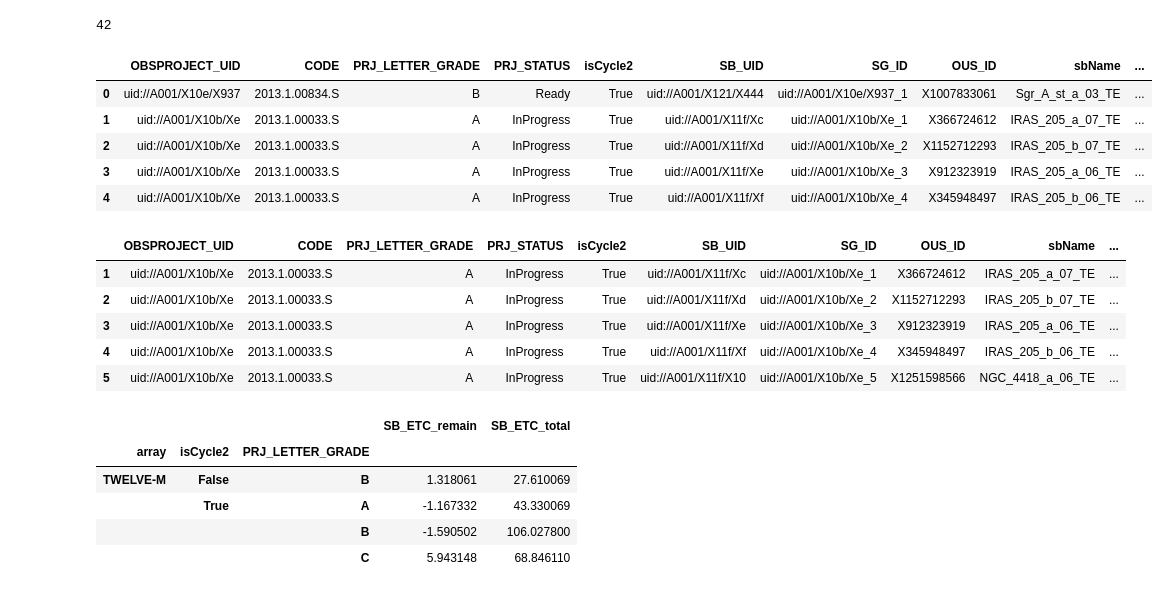
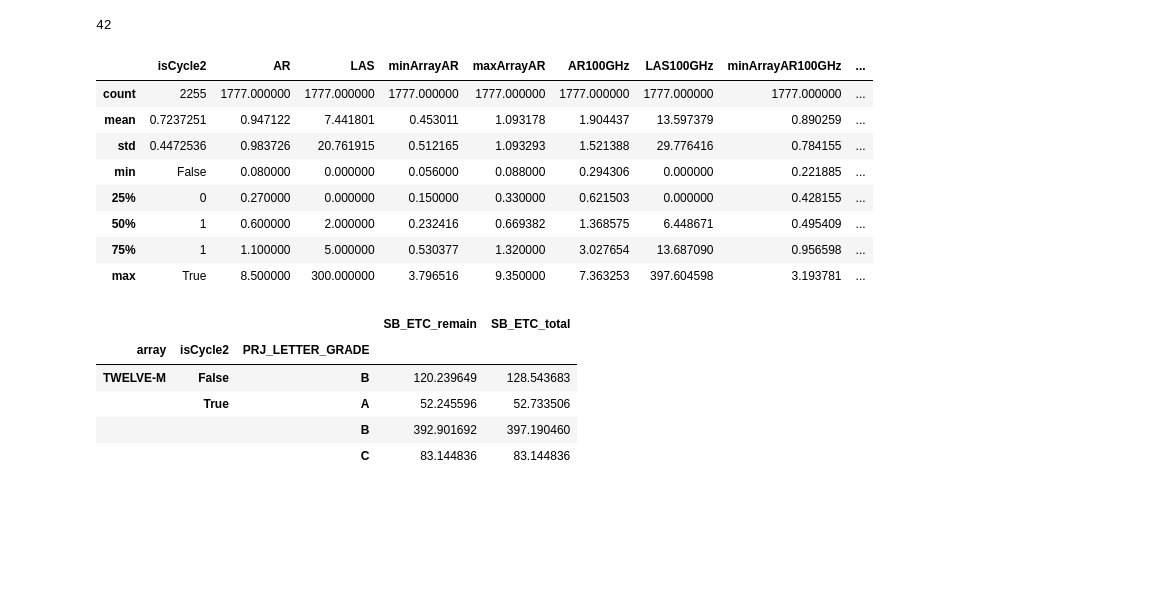
Before and after one commit to itoledoc/notebook, a Jupyter notebook: apa_nb.ipynb, the cells around one changed output. Saved outputs shown, nothing was run; the diff lists cells and outputs as text; code cells hidden in the pictures; blank space fills up the shorter version.

```diff
--- a/apa_nb.ipynb
+++ b/apa_nb.ipynb
@@ -39,29 +53,23 @@ datas.do_summarize_sb()
 # %% [output]
 42
 # %%
-datas.summary_sb.head()
+datas.summary_sb.describe()
 # %% [output]
-|  | OBSPROJECT_UID | CODE | PRJ_LETTER_GRADE | PRJ_STATUS | isCycle2 | SB_UID | SG_ID | OUS_ID | sbName | ... |
-| 0 | uid://A001/X10e/X937 | 2013.1.00834.S | B | Ready | True | uid://A001/X121/X444 | uid://A001/X10e/X937_1 | X1007833061 | Sgr_A_st_a_03_TE | ... |
-| 1 | uid://A001/X10b/Xe | 2013.1.00033.S | A | InProgress | True | uid://A001/X11f/Xc | uid://A001/X10b/Xe_1 | X366724612 | IRAS_205_a_07_TE | ... |
-| 2 | uid://A001/X10b/Xe | 2013.1.00033.S | A | InProgress | True | uid://A001/X11f/Xd | uid://A001/X10b/Xe_2 | X1152712293 | IRAS_205_b_07_TE | ... |
-| 3 | uid://A001/X10b/Xe | 2013.1.00033.S | A | InProgress | True | uid://A001/X11f/Xe | uid://A001/X10b/Xe_3 | X912323919 | IRAS_205_a_06_TE | ... |
-| 4 | uid://A001/X10b/Xe | 2013.1.00033.S | A | InProgress | True | uid://A001/X11f/Xf | uid://A001/X10b/Xe_4 | X345948497 | IRAS_205_b_06_TE | ... |
+|  | isCycle2 | AR | LAS | minArrayAR | maxArrayAR | AR100GHz | LAS100GHz | minArrayAR100GHz | ... |
+| count | 2255 | 1777.000000 | 1777.000000 | 1777.000000 | 1777.000000 | 1777.000000 | 1777.000000 | 1777.000000 | ... |
+| mean | 0.7237251 | 0.947122 | 7.441801 | 0.453011 | 1.093178 | 1.904437 | 13.597379 | 0.890259 | ... |
+| std | 0.4472536 | 0.983726 | 20.761915 | 0.512165 | 1.093293 | 1.521388 | 29.776416 | 0.784155 | ... |
+| min | False | 0.080000 | 0.000000 | 0.056000 | 0.088000 | 0.294306 | 0.000000 | 0.221885 | ... |
+| 25% | 0 | 0.270000 | 0.000000 | 0.150000 | 0.330000 | 0.621503 | 0.000000 | 0.428155 | ... |
+| 50% | 1 | 0.600000 | 2.000000 | 0.232416 | 0.669382 | 1.368575 | 6.448671 | 0.495409 | ... |
+| 75% | 1 | 1.100000 | 5.000000 | 0.530377 | 1.320000 | 3.027654 | 13.687090 | 0.956598 | ... |
+| max | True | 8.500000 | 300.000000 | 3.796516 | 9.350000 | 7.363253 | 397.604598 | 3.193781 | ... |
-# %%
-df.query("CODE == '2013.1.00033.S'")
-# %% [output]
-|  | OBSPROJECT_UID | CODE | PRJ_LETTER_GRADE | PRJ_STATUS | isCycle2 | SB_UID | SG_ID | OUS_ID | sbName | ... |
-| 1 | uid://A001/X10b/Xe | 2013.1.00033.S | A | InProgress | True | uid://A001/X11f/Xc | uid://A001/X10b/Xe_1 | X366724612 | IRAS_205_a_07_TE | ... |
-| 2 | uid://A001/X10b/Xe | 2013.1.00033.S | A | InProgress | True | uid://A001/X11f/Xd | uid://A001/X10b/Xe_2 | X1152712293 | IRAS_205_b_07_TE | ... |
-| 3 | uid://A001/X10b/Xe | 2013.1.00033.S | A | InProgress | True | uid://A001/X11f/Xe | uid://A001/X10b/Xe_3 | X912323919 | IRAS_205_a_06_TE | ... |
-| 4 | uid://A001/X10b/Xe | 2013.1.00033.S | A | InProgress | True | uid://A001/X11f/Xf | uid://A001/X10b/Xe_4 | X345948497 | IRAS_205_b_06_TE | ... |
-| 5 | uid://A001/X10b/Xe | 2013.1.00033.S | A | InProgress | True | uid://A001/X11f/X10 | uid://A001/X10b/Xe_5 | X1251598566 | NGC_4418_a_06_TE | ... |
 # %%
-pd.pivot_table(df.query('phase == "II" and (C34_1 == 1 or C34_2 == 1) and band == "ALMA_RB_03"'), index=['array','isCycle2', 'PRJ_LETTER_GRADE'], values=['SB_ETC_total', 'SB_ETC_remain'], aggfunc=pd.np.sum).fillna(0)
+pd.pivot_table(datas.summary_sb.query('phase == "II" and C34_7 == 1'), index=['array','isCycle2', 'PRJ_LETTER_GRADE'], values=['SB_ETC_total', 'SB_ETC_remain'], aggfunc=pd.np.sum).fillna(0)
 # %% [output]
 |  |  |  | SB_ETC_remain | SB_ETC_total |
 | array | isCycle2 | PRJ_LETTER_GRADE |  |  |
-| TWELVE-M | False | B | 1.318061 | 27.610069 |
-|  | True | A | -1.167332 | 43.330069 |
-|  |  | B | -1.590502 | 106.027800 |
-|  |  | C | 5.943148 | 68.846110 |
+| TWELVE-M | False | B | 120.239649 | 128.543683 |
+|  | True | A | 52.245596 | 52.733506 |
+|  |  | B | 392.901692 | 397.190460 |
+|  |  | C | 83.144836 | 83.144836 |
```
Also changed, not shown: parts of 19 cells of this notebook, 1 other file.
